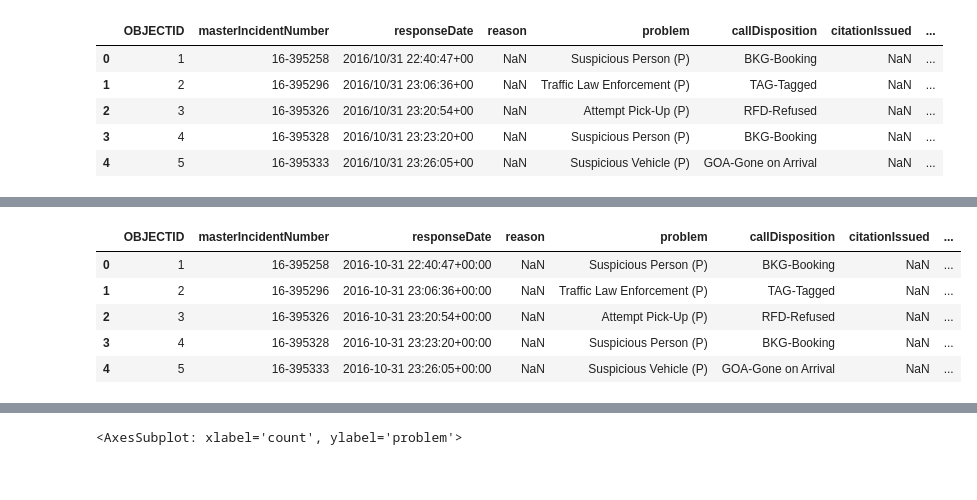
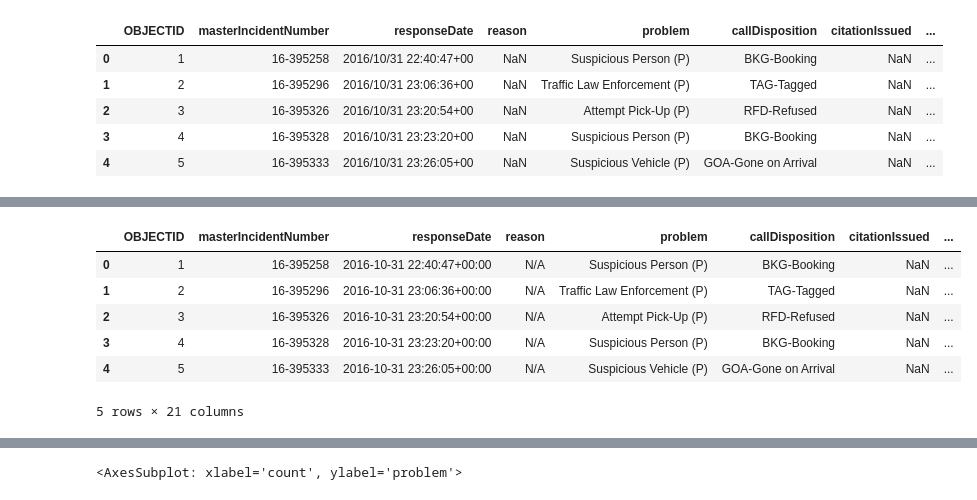
Before and after one commit to aoguedao/ds4sj-brown, a Jupyter notebook: lessons/police-force.ipynb, the cells around one changed output, grey strips where cells are left out. Cells and saved outputs as stored; diff of their text form; code cells hidden in the pictures.

```diff
--- a/lessons/police-force.ipynb
+++ b/lessons/police-force.ipynb
@@ -12,7 +12,8 @@ sns.set_theme(style="whitegrid")
 # %% [markdown]
 ## Stops
 # %%
-police_stop_filepath = "../data/police_stop_data.csv"
+# police_stop_filepath = "../data/police_stop_data.csv"
+police_stop_filepath = "https://raw.githubusercontent.com/aoguedao/ds4sj-brown/main/data/police_stop_data.csv"
 police_stop_df = pd.read_csv(police_stop_filepath, low_memory=False)
 police_stop_df.head()
 # %% [output]
@@ -40,15 +46,20 @@ Name: 0, Length: 210253, dtype: object
 # %%
 police_stop_df = (
     police_stop_df.assign(
         responseDate=lambda x: pd.to_datetime(x["responseDate"]),
-        year=lambda x: x["responseDate"].dt.year
+        year=lambda x: x["responseDate"].dt.year,
+        hour=lambda x: x["responseDate"].dt.hour,
+        reason=lambda x: x["reason"].fillna("N/A"),
+        race=lambda x: x["race"].fillna("N/A"),
+        gender=lambda x: x["gender"].fillna("N/A")
     )
 )
 police_stop_df.head()
 # %% [output]
 |  | OBJECTID | masterIncidentNumber | responseDate | reason | problem | callDisposition | citationIssued | ... |
-| 0 | 1 | 16-395258 | 2016-10-31 22:40:47+00:00 | NaN | Suspicious Person (P) | BKG-Booking | NaN | ... |
-| 1 | 2 | 16-395296 | 2016-10-31 23:06:36+00:00 | NaN | Traffic Law Enforcement (P) | TAG-Tagged | NaN | ... |
-| 2 | 3 | 16-395326 | 2016-10-31 23:20:54+00:00 | NaN | Attempt Pick-Up (P) | RFD-Refused | NaN | ... |
-| 3 | 4 | 16-395328 | 2016-10-31 23:23:20+00:00 | NaN | Suspicious Person (P) | BKG-Booking | NaN | ... |
-| 4 | 5 | 16-395333 | 2016-10-31 23:26:05+00:00 | NaN | Suspicious Vehicle (P) | GOA-Gone on Arrival | NaN | ... |
+| 0 | 1 | 16-395258 | 2016-10-31 22:40:47+00:00 | N/A | Suspicious Person (P) | BKG-Booking | NaN | ... |
+| 1 | 2 | 16-395296 | 2016-10-31 23:06:36+00:00 | N/A | Traffic Law Enforcement (P) | TAG-Tagged | NaN | ... |
+| 2 | 3 | 16-395326 | 2016-10-31 23:20:54+00:00 | N/A | Attempt Pick-Up (P) | RFD-Refused | NaN | ... |
+| 3 | 4 | 16-395328 | 2016-10-31 23:23:20+00:00 | N/A | Suspicious Person (P) | BKG-Booking | NaN | ... |
+| 4 | 5 | 16-395333 | 2016-10-31 23:26:05+00:00 | N/A | Suspicious Vehicle (P) | GOA-Gone on Arrival | NaN | ... |
+5 rows × 21 columns
```
Also changed, not shown: parts of 17 cells of this notebook, 1 other file.
